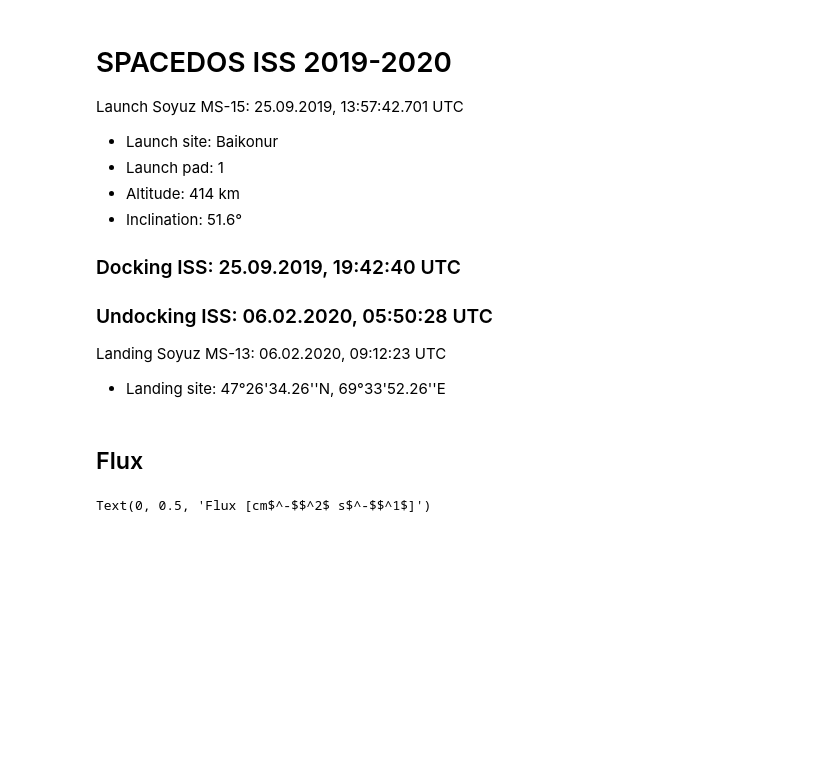
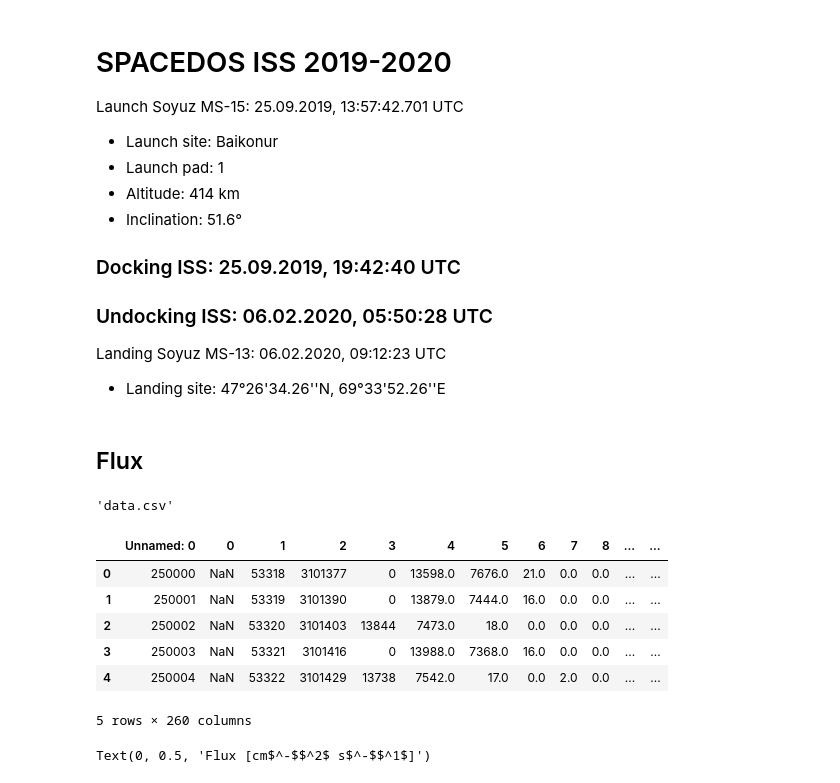
Before and after one commit to ODZ-UJF-AV-CR/SPACEDOS-ISS-RadLab, a Jupyter notebook: SPACEDOS_ISS_2019_basic_data_view.ipynb, the cells around one changed output. Cells and saved outputs as stored; diff of their text form; code cells hidden in the pictures; blank space fills up the shorter version.

```diff
--- a/SPACEDOS_ISS_2019_basic_data_view.ipynb
+++ b/SPACEDOS_ISS_2019_basic_data_view.ipynb
@@ -35,10 +31,24 @@ Landing Soyuz MS-13: 06.02.2020, 09:12:23 UTC
 - Landing site: 47°26'34.26''N, 69°33'52.26''E
 # %% [markdown]
 ## Flux
+# %%
+# Copy data from iss2019.csv to temporary file
+file_id = "1-_z_xvM5GsaPYbgcDY2V5N_DckmPfniK"
+gdown.download(f"https://drive.google.com/uc?id={file_id}", "data.csv", quiet=True)
+# %% [output]
+'data.csv'
 # %%
-fto = '/content/drive/MyDrive/SPACEDOS-ISS/data/iss2019.csv' #  File to Open
-
-rc = pd.read_csv(fto, sep=',', header=0, comment='*')#,engine='python' )
+# Read temporary file
+rc = pd.read_csv("data.csv", sep=',', header=0, comment='*')#,engine='python' )
 
 rc.reset_index(drop=True, inplace=True)
+rc.head()
+# %% [output]
+|  | Unnamed: 0 | 0 | 1 | 2 | 3 | 4 | 5 | 6 | 7 | 8 | ... | ... |
+| 0 | 250000 | NaN | 53318 | 3101377 | 0 | 13598.0 | 7676.0 | 21.0 | 0.0 | 0.0 | ... | ... |
+| 1 | 250001 | NaN | 53319 | 3101390 | 0 | 13879.0 | 7444.0 | 16.0 | 0.0 | 0.0 | ... | ... |
+| 2 | 250002 | NaN | 53320 | 3101403 | 13844 | 7473.0 | 18.0 | 0.0 | 0.0 | 0.0 | ... | ... |
+| 3 | 250003 | NaN | 53321 | 3101416 | 0 | 13988.0 | 7368.0 | 16.0 | 0.0 | 0.0 | ... | ... |
+| 4 | 250004 | NaN | 53322 | 3101429 | 13738 | 7542.0 | 17.0 | 0.0 | 2.0 | 0.0 | ... | ... |
+5 rows × 260 columns
 # %%
```
Also changed, not shown: parts of 3 cells of this notebook.
